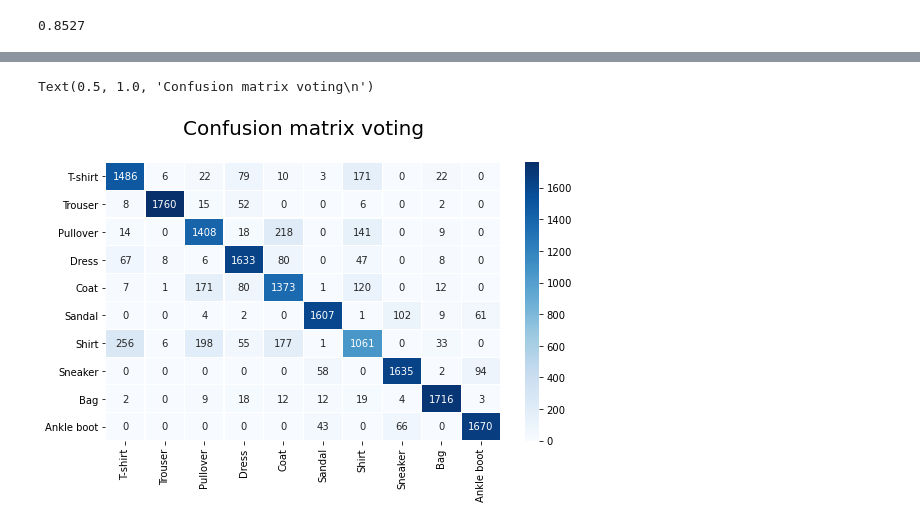
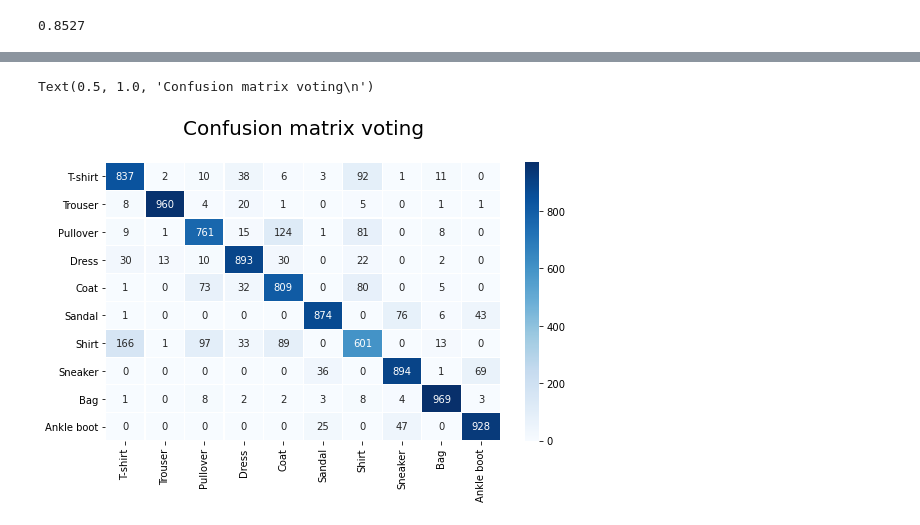
Before and after one commit to renanarimon/ML, a Jupyter notebook: fashion mnist.ipynb, the cells around one changed output, grey strips where cells are left out. Cells and saved outputs as stored; diff of their text form; code cells hidden in the pictures.

```diff
--- a/fashion mnist.ipynb
+++ b/fashion mnist.ipynb
@@ -397,0 +428,19 @@ round(pipeline.score(X_test, y_test),4)
+# %%
+X_train_f = x
+y_train_f = y
+
+y_test_f = df_test['label'] #target
+X_test_f = df_test.drop(['label'], axis=1).to_numpy() #data
+# %%
+#voting
+pipeline = Pipeline([
+    ('scaler' , StandardScaler()),
+    ('pca', PCA(n_components=15)),
+    ('clf', VotingClassifier([
+        ('rf', RandomForestClassifier(max_depth=80, n_estimators=150)),
+        ('knn',KNeighborsClassifier(n_neighbors=7, algorithm='auto')),
+        ('xgb', XGBClassifier(eval_metric='mlogloss', learning_rate=0.2, n_estimators=150))],voting='soft'))])
+
+pipeline.fit(X_train_f, y_train_f)
+y_pred = pipeline.predict(X_test_f)
+round(pipeline.score(X_test_f, y_test_f),4)
@@ -407,16 +459,15 @@ df_report = pd.DataFrame(report)
 # %%
 from sklearn import metrics
 from sklearn.metrics import confusion_matrix
 plt.figure(figsize=(8,5))
-cnf_matrix = confusion_matrix(y_test, y_pred)
+cnf_matrix = confusion_matrix(y_test_f, y_pred)
 
 # create seabvorn heatmap with required labels
-x_axis_labels = ['T-shirt', 'Trouser', 'Pullover', 'Dress', 'Coat', 'Sandal', 'Shirt', 'Sneaker', 'Bag', 'Ankle boot'] # labels for x-axis
-y_axis_labels = ['T-shirt', 'Trouser', 'Pullover', 'Dress', 'Coat', 'Sandal', 'Shirt', 'Sneaker', 'Bag', 'Ankle boot'] # labels for y-axis
-sns.heatmap(pd.DataFrame(cnf_matrix), annot=True,cmap="Blues" , fmt='g', xticklabels=x_axis_labels, yticklabels=y_axis_labels, linewidths=0.1)
+axis_labels = ['T-shirt', 'Trouser', 'Pullover', 'Dress', 'Coat', 'Sandal', 'Shirt', 'Sneaker', 'Bag', 'Ankle boot'] # labels for x-axis
+sns.heatmap(pd.DataFrame(cnf_matrix), annot=True,cmap="Blues" , fmt='g', xticklabels=axis_labels, yticklabels=axis_labels, linewidths=0.1)
 
 plt.tight_layout()
 plt.title('Confusion matrix voting\n',fontsize=20)
 # %% [output]
 Text(0.5, 1.0, 'Confusion matrix voting\n')
-[figure, old version]
+[figure, new version]
```
Also changed, not shown: parts of 8 cells of this notebook.
